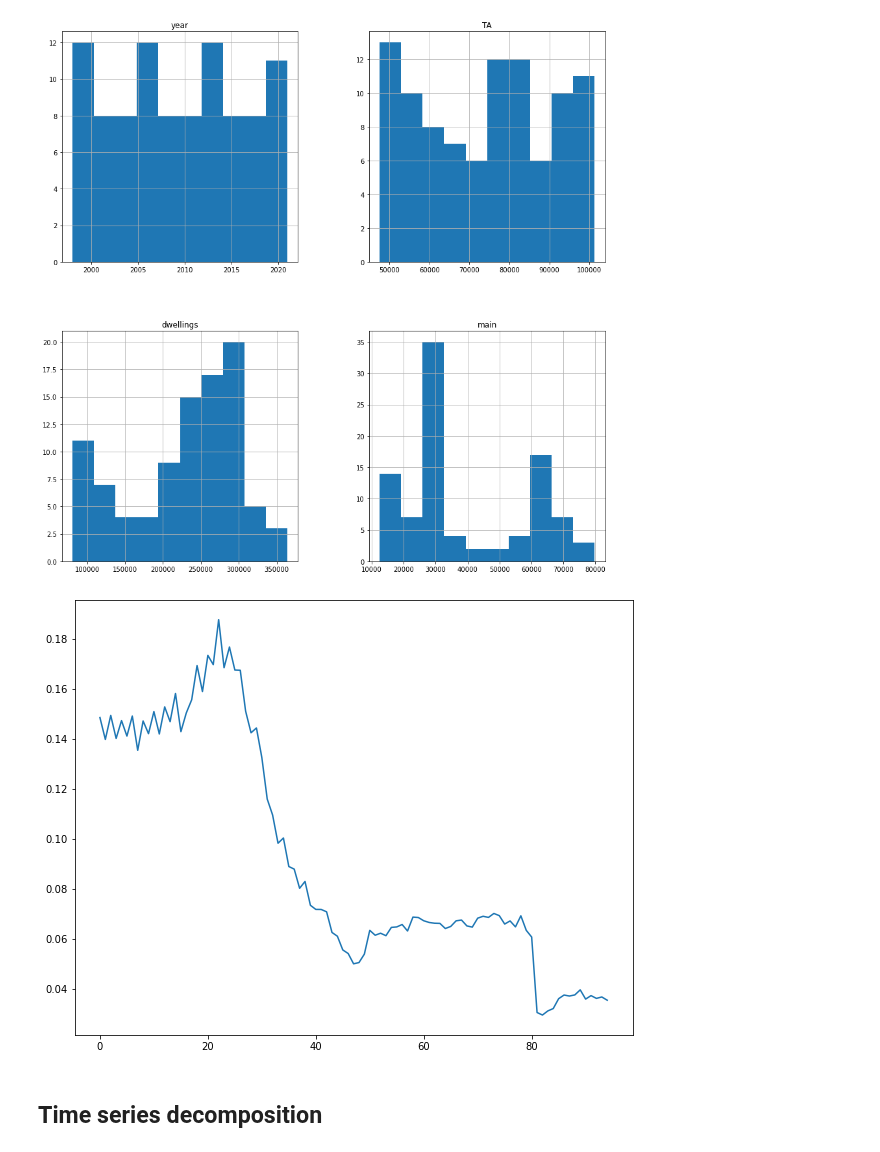
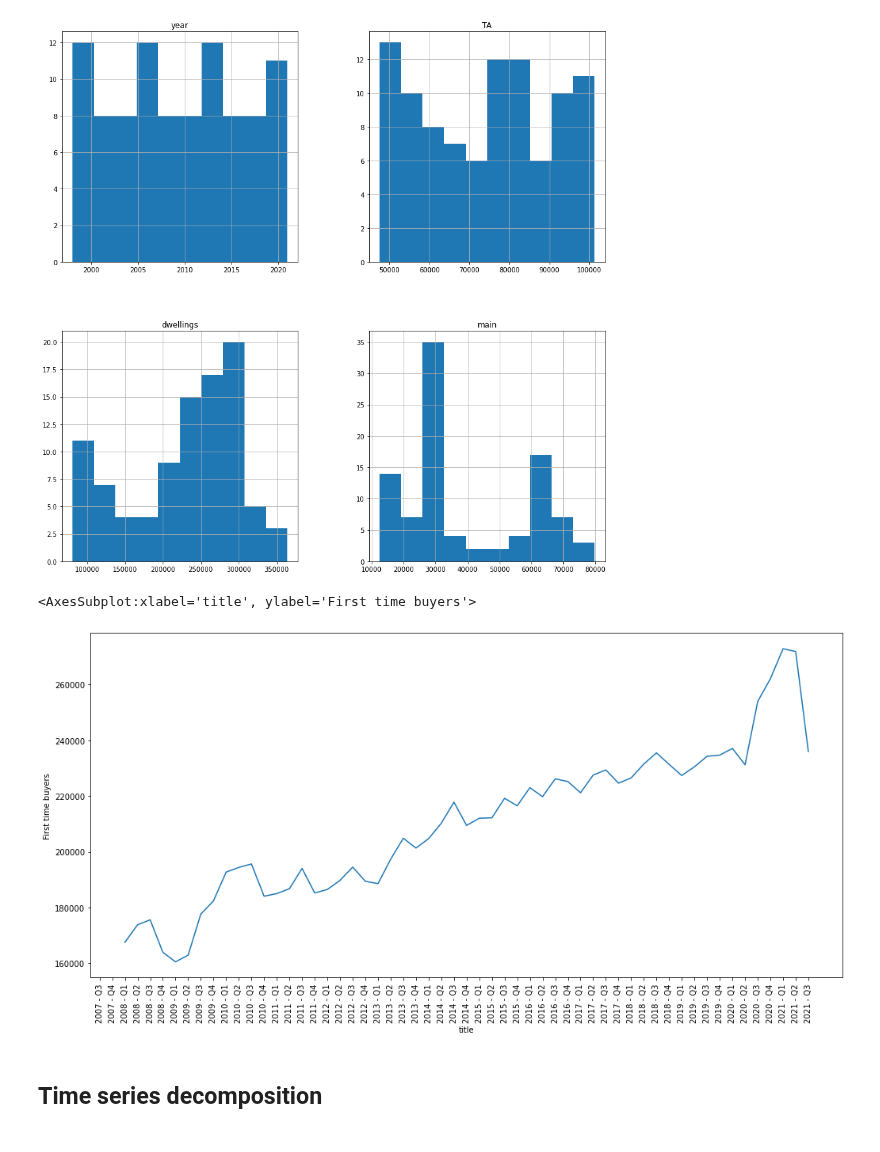
Before and after one commit to SIthodox2286/ADS_year3_project_8, a Jupyter notebook: Linda_time-series_exploration.ipynb, the cells around one changed output. Drawn from its saved outputs; the diff is of its cells as text; code cells hidden in the pictures.

```diff
--- a/Linda_time-series_exploration.ipynb
+++ b/Linda_time-series_exploration.ipynb
@@ -198,7 +220,7 @@ array([[<AxesSubplot:title={'center':'Unnamed: 0'}>,
 # Quarterly Data
 # %%
 # quarterly data on homelessness and the waiting list
-df = pd.read_excel (r"Data/all_in_one_Time_sieries_data_color.xlsx", sheet_name=3)
+df = pd.read_excel (r"Data/all_in_one_Time_sieries_data_color.xlsx", sheet_name=4)
 TA = df.iloc[0:, 3]
 # TA_norm = [float(i)/sum(TA) for i in TA]
 TA_norm = preprocessing.normalize([TA])[0]
@@ -255,10 +277,13 @@ array([[<AxesSubplot:title={'center':'year'}>,
 [figure]
 # %%
 # before removing trend
-plt.figure(figsize=(10,8))
-sns.lineplot(data=main_norm, palette="deep");
+plt.figure(figsize=(17,8))
+plt.xticks(rotation=90)
+sns.lineplot(df.iloc[0:, 2],data[1:])
+# plt.plot(df.iloc[0:, 2], main_norm, label = "Main Duty Owed")
 # %% [output]
+<AxesSubplot:xlabel='title', ylabel='First time buyers'>
-[figure, old version]
+[figure, new version]
 # %% [markdown]
 ## Time series decomposition
 # %%
```
Also changed, not shown: parts of 17 cells of this notebook, 2 other files.
